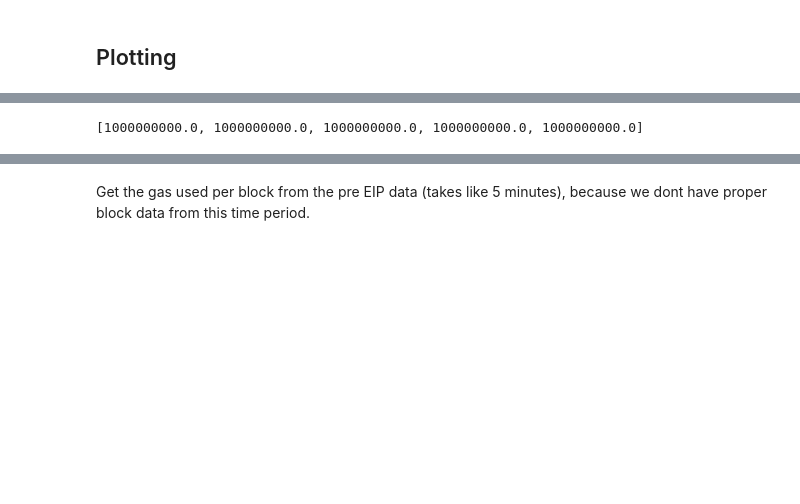
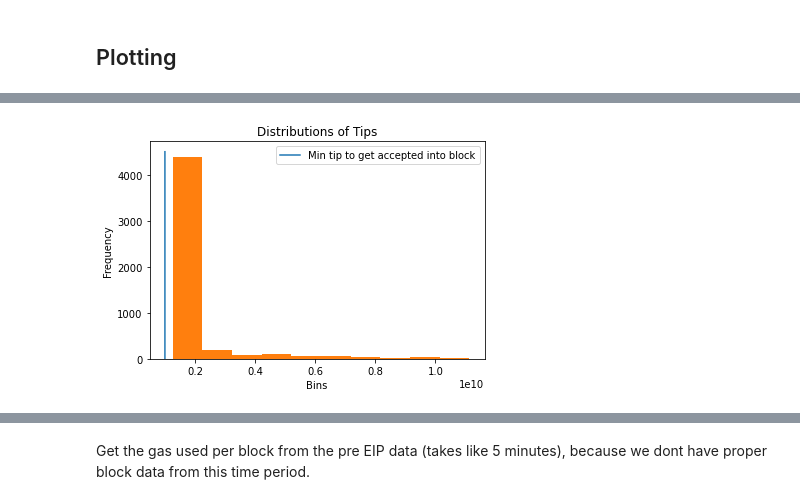
Before and after one commit to teohyikhaw/camcos, a Jupyter notebook: post_eip_valuations_pt2.ipynb, the cells around one changed output, grey strips where cells are left out. Drawn from its saved outputs; the diff is of its cells as text; code cells hidden in the pictures; blank space fills up the shorter version.

```diff
--- a/post_eip_valuations_pt2.ipynb
+++ b/post_eip_valuations_pt2.ipynb
@@ -28,6 +28,11 @@ def random_index_generator(my_list,num_of_indexes):
     index=[round(x) for x in result]
     return [my_list[x] for x in index]
 
+def outlier_trimmer(p_up,p_lo,my_list):
+    my_up=np.percentile(my_list,p_up)
+    my_lo=np.percentile(my_list,p_lo)
+    return [x for x in my_list if (x < my_up)&(x > my_lo)]
+
 
 display(block_data_d1)
 # %% [output]
@@ -410,10 +422,29 @@ ax2.set_xlabel('Bins');
 # %%
 
 #[round[x] for x in list(final_dataframe_oct.geth_recommendation_tip)]
 #display(final_dataframe_oct)
 list(final_dataframe_oct.geth_recommendation_tip)[0:5]
+
+
+thing=np.linspace(0,4500,10000)
+o_thing=[1000000000.0 for x in range(len(thing))]
+oct_tips=list(final_dataframe_oct.max_priority_fee_per_gas)
+
+trimmed_tips=outlier_trimmer(90,10,oct_tips)
+trimmed_tips=random_index_generator(trimmed_tips,5000)
+
+
+
+fig = plt.figure()
+ax = plt.axes()
+plt.plot(o_thing,thing, label='Min tip to get accepted into block')
+plt.hist(trimmed_tips)
+ax.set_xlabel('Bins')
+ax.set_ylabel('Frequency')
+ax.set_title('Distributions of Tips')
+ax.legend();
 # %% [output]
-[1000000000.0, 1000000000.0, 1000000000.0, 1000000000.0, 1000000000.0]
+[figure, added]
 # %%
 #display(suite_blx)
 
```
Also changed, not shown: parts of 5 cells of this notebook, 4 other files.
